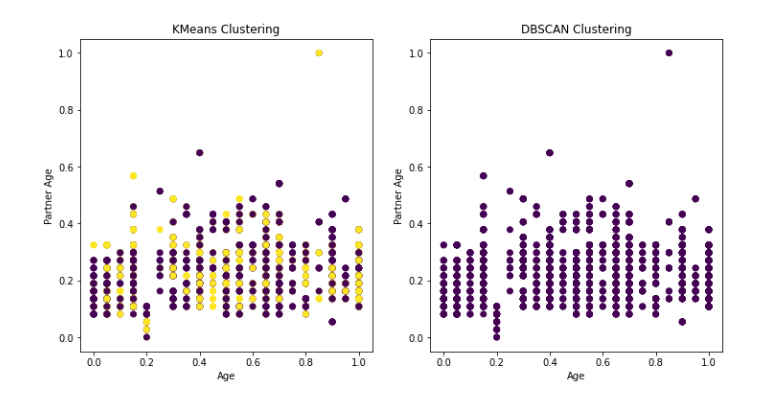
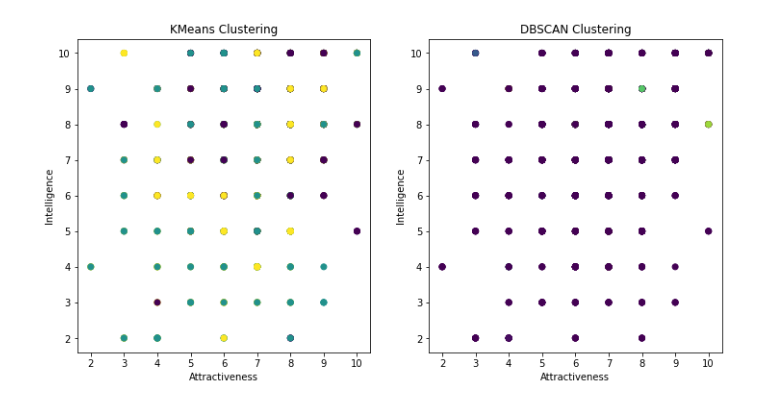
Before and after one commit to ManuelFelipeA/Clustering, a Jupyter notebook: speeddating_cluster.ipynb, the cells around one changed output. Saved outputs shown, nothing was run; the diff lists cells and outputs as text; code cells hidden in the pictures.

```diff
--- a/speeddating_cluster.ipynb
+++ b/speeddating_cluster.ipynb
@@ -43,0 +19,13 @@ X = scaler.fit_transform(df)
+# %%
+# Perform KMeans clustering and elbow method
+wcss = []
+for i in range(1, 11):
+    kmeans = KMeans(n_clusters=i, init='k-means++', random_state=0)
+    kmeans.fit(X_train)
+    wcss.append(kmeans.inertia_)
+
+plt.plot(range(1, 11), wcss)
+plt.title('Elbow Method - KMeans')
+plt.xlabel('Number of clusters')
+plt.ylabel('WCSS')
+plt.show()
@@ -44,30 +34,25 @@ X = scaler.fit_transform(df)
+# %%
+# Perform KMeans clustering
+kmeans = KMeans(n_clusters=3, random_state=0)
+kmeans.fit(X_train)
+y_kmeans = kmeans.predict(X_test)
+# %%
+# Perform DBSCAN clustering
+dbscan = DBSCAN(eps=0.01, min_samples=2)
+y_dbscan = dbscan.fit_predict(X_test)
 # %%
-from sklearn.cluster import KMeans, DBSCAN
-
-# Split the data into training and testing sets
-X_train, X_test, y_train, y_test = train_test_split(X, y, test_size=0.3, random_state=0, shuffle=True)
-
-# Perform KMeans clustering
-kmeans = KMeans(n_clusters=2, random_state=0)
-kmeans.fit(X_train)
-y_kmeans = kmeans.predict(X_test)
-
-# Perform DBSCAN clustering
-dbscan = DBSCAN(eps=0.1, min_samples=3)
-y_dbscan = dbscan.fit_predict(X_test)
-
 # Plot the results
 plt.figure(figsize=(12,6))
 plt.subplot(1,2,1)
 plt.scatter(X_test[:, 0], X_test[:, 1], c=y_kmeans, cmap='viridis')
 plt.title('KMeans Clustering')
-plt.xlabel('Age')
-plt.ylabel('Partner Age')
+plt.xlabel('Attractiveness')
+plt.ylabel('Intelligence')
 plt.subplot(1,2,2)
 plt.scatter(X_test[:, 0], X_test[:, 1], c=y_dbscan, cmap='viridis')
 plt.title('DBSCAN Clustering')
-plt.xlabel('Age')
-plt.ylabel('Partner Age')
+plt.xlabel('Attractiveness')
+plt.ylabel('Intelligence')
 plt.show()
 # %% [output]
-[figure, old version]
+[figure, new version]
```
Also changed, not shown: parts of 6 cells of this notebook.
